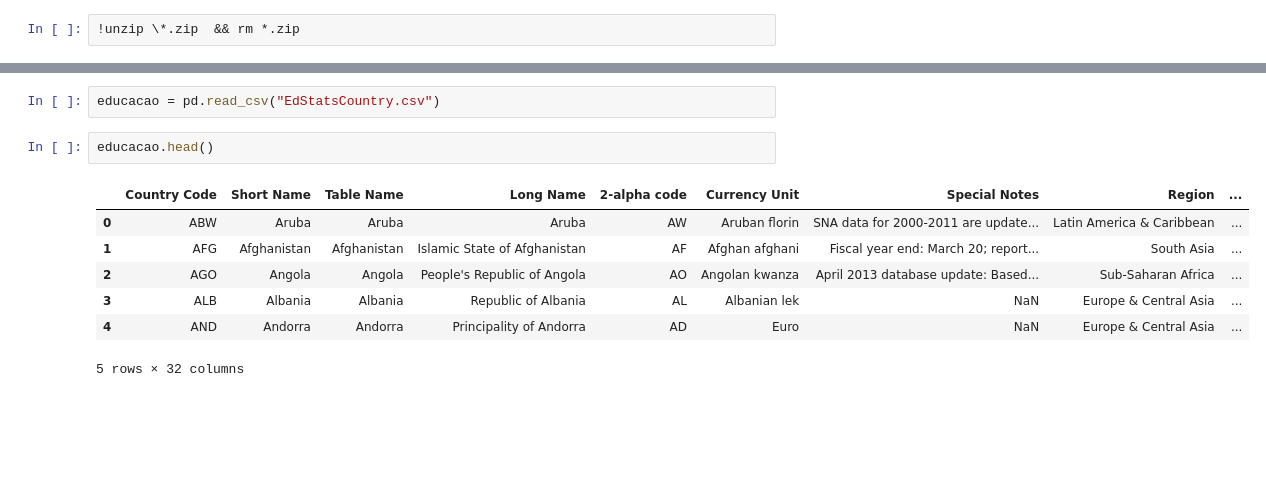
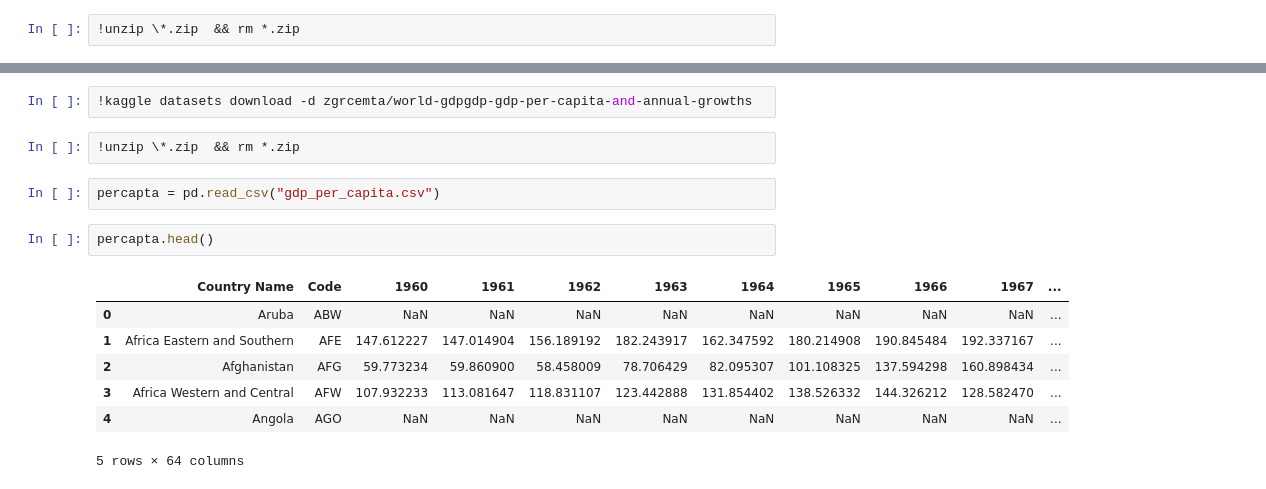
Before and after one commit to Lorybs/PES_ciencia_de_dados, a Jupyter notebook: ProjetoPES.ipynb, the cells around one changed output, grey strips where cells are left out. Drawn from its saved outputs; the diff is of its cells as text; blank space fills up the shorter version.

```diff
--- a/ProjetoPES.ipynb
+++ b/ProjetoPES.ipynb
@@ -47,12 +69,16 @@ fertilidade.head()
+# %%
+!kaggle datasets download -d zgrcemta/world-gdpgdp-gdp-per-capita-and-annual-growths
+# %%
+!unzip \*.zip  && rm *.zip
 # %%
-educacao = pd.read_csv("EdStatsCountry.csv")
+percapta = pd.read_csv("gdp_per_capita.csv")
 # %%
-educacao.head()
+percapta.head()
 # %% [output]
-|  | Country Code | Short Name | Table Name | Long Name | 2-alpha code | Currency Unit | Special Notes | Region | ... |
-| 0 | ABW | Aruba | Aruba | Aruba | AW | Aruban florin | SNA data for 2000-2011 are update... | Latin America & Caribbean | ... |
-| 1 | AFG | Afghanistan | Afghanistan | Islamic State of Afghanistan | AF | Afghan afghani | Fiscal year end: March 20; report... | South Asia | ... |
-| 2 | AGO | Angola | Angola | People's Republic of Angola | AO | Angolan kwanza | April 2013 database update: Based... | Sub-Saharan Africa | ... |
-| 3 | ALB | Albania | Albania | Republic of Albania | AL | Albanian lek | NaN | Europe & Central Asia | ... |
-| 4 | AND | Andorra | Andorra | Principality of Andorra | AD | Euro | NaN | Europe & Central Asia | ... |
+|  | Country Name | Code | 1960 | 1961 | 1962 | 1963 | 1964 | 1965 | 1966 | 1967 | ... |
+| 0 | Aruba | ABW | NaN | NaN | NaN | NaN | NaN | NaN | NaN | NaN | ... |
+| 1 | Africa Eastern and Southern | AFE | 147.612227 | 147.014904 | 156.189192 | 182.243917 | 162.347592 | 180.214908 | 190.845484 | 192.337167 | ... |
+| 2 | Afghanistan | AFG | 59.773234 | 59.860900 | 58.458009 | 78.706429 | 82.095307 | 101.108325 | 137.594298 | 160.898434 | ... |
+| 3 | Africa Western and Central | AFW | 107.932233 | 113.081647 | 118.831107 | 123.442888 | 131.854402 | 138.526332 | 144.326212 | 128.582470 | ... |
+| 4 | Angola | AGO | NaN | NaN | NaN | NaN | NaN | NaN | NaN | NaN | ... |
-5 rows × 32 columns
+5 rows × 64 columns
```
Also changed, not shown: parts of 30 cells of this notebook.
